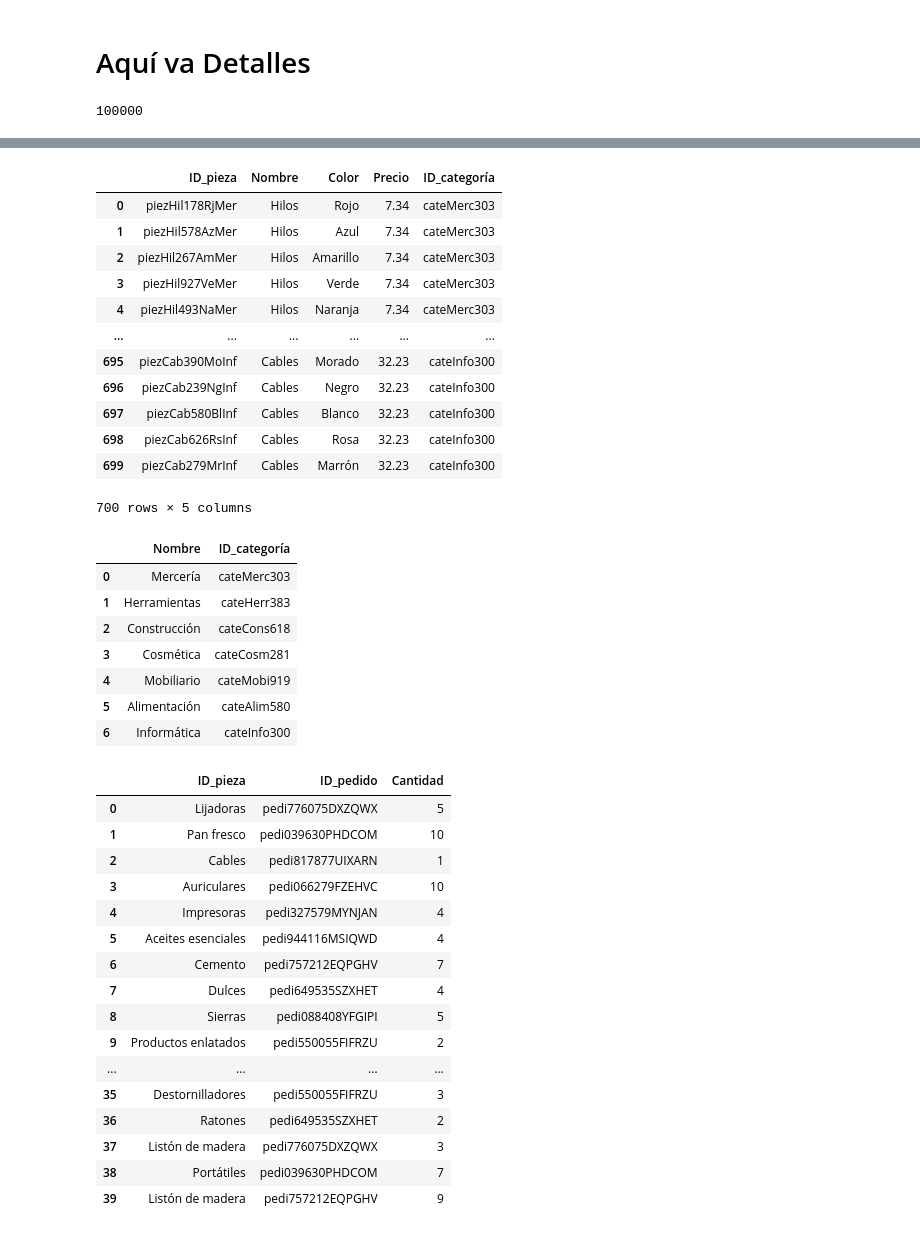
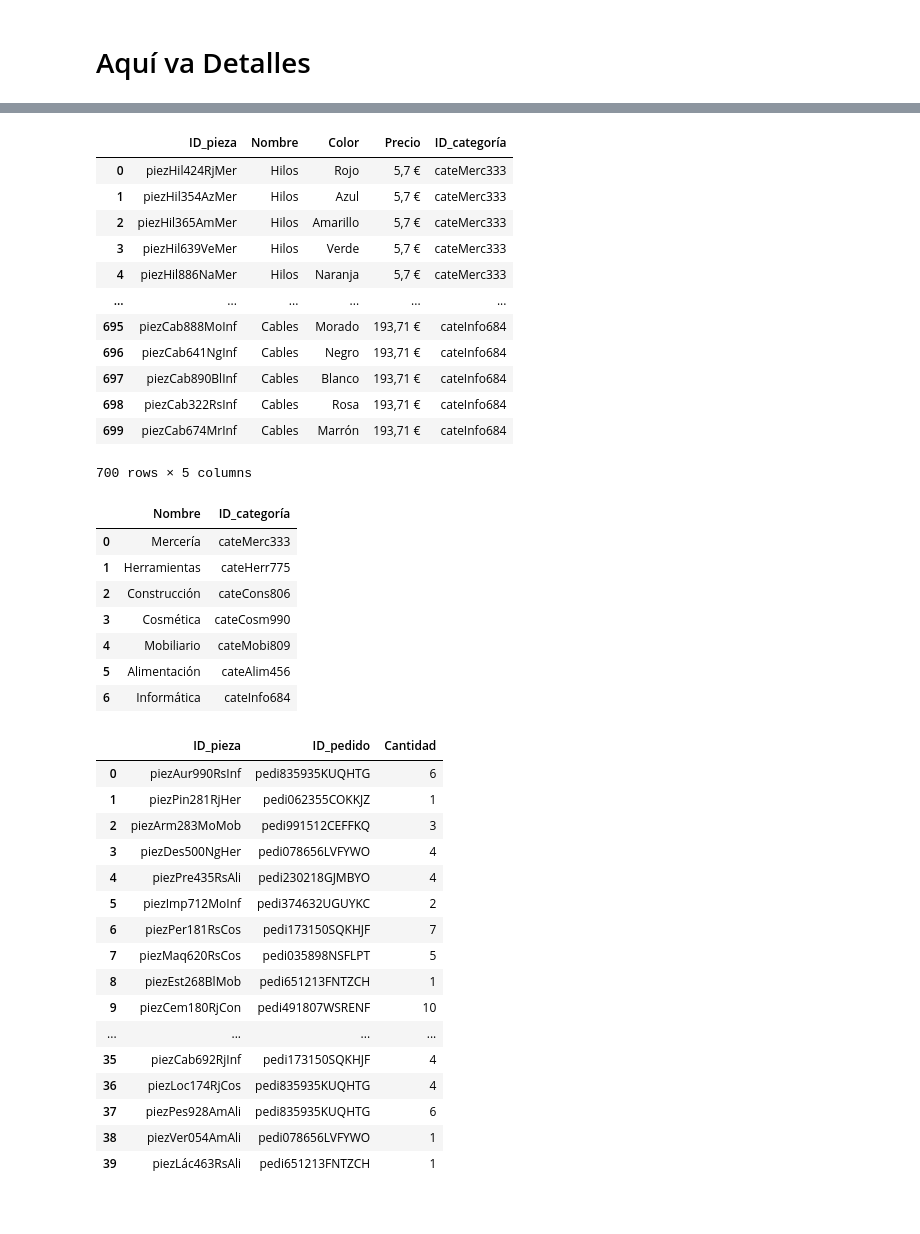
Before and after one commit to OKy9413/ONLINE_DS_THEBRIDGE_EXERSISES, a Jupyter notebook: 03_Analisis_de_Datos/Sprint_07/Team_Challenge/how_to_create_dataframe_v2.ipynb, the cells around one changed output, grey strips where cells are left out. Drawn from its saved outputs; the diff is of its cells as text; code cells hidden in the pictures.

```diff
--- a/03_Analisis_de_Datos/Sprint_07/Team_Challenge/how_to_create_dataframe_v2.ipynb
+++ b/03_Analisis_de_Datos/Sprint_07/Team_Challenge/how_to_create_dataframe_v2.ipynb
@@ -754,14 +777,9 @@ df_deta.to_csv('detalles10.csv', index=False)
-# %%
-df_prov
-df_deta['ID_pedido'].nunique()
-# %% [output]
-100000
 # %%
-tabla_proveedores = pd.read_csv('proveedores10.csv')
-tabla_pedidos = pd.read_csv('pedidos10.csv')
-tabla_piezas = pd.read_csv('pienzas10.csv')
-tabla_categoria = pd.read_csv('categoria10.csv')
-tabla_detalles = pd.read_csv('detalles10.csv')
+tabla_proveedores = pd.read_csv('proveedores_10.csv')
+tabla_pedidos = pd.read_csv('pedidos_10.csv')
+tabla_piezas = pd.read_csv('piezas_10.csv')
+tabla_categoria = pd.read_csv('categorias_10.csv')
+tabla_detalles = pd.read_csv('detalles_10.csv')
 
 display(tabla_proveedores)
 display(tabla_pedidos)
@@ -788,38 +806,38 @@ display(tabla_detalles)
 |  | ID_pieza | Nombre | Color | Precio | ID_categoría |
-| 0 | piezHil178RjMer | Hilos | Rojo | 7.34 | cateMerc303 |
-| 1 | piezHil578AzMer | Hilos | Azul | 7.34 | cateMerc303 |
-| 2 | piezHil267AmMer | Hilos | Amarillo | 7.34 | cateMerc303 |
-| 3 | piezHil927VeMer | Hilos | Verde | 7.34 | cateMerc303 |
-| 4 | piezHil493NaMer | Hilos | Naranja | 7.34 | cateMerc303 |
+| 0 | piezHil424RjMer | Hilos | Rojo | 5,7 € | cateMerc333 |
+| 1 | piezHil354AzMer | Hilos | Azul | 5,7 € | cateMerc333 |
+| 2 | piezHil365AmMer | Hilos | Amarillo | 5,7 € | cateMerc333 |
+| 3 | piezHil639VeMer | Hilos | Verde | 5,7 € | cateMerc333 |
+| 4 | piezHil886NaMer | Hilos | Naranja | 5,7 € | cateMerc333 |
 | ... | ... | ... | ... | ... | ... |
-| 695 | piezCab390MoInf | Cables | Morado | 32.23 | cateInfo300 |
-| 696 | piezCab239NgInf | Cables | Negro | 32.23 | cateInfo300 |
-| 697 | piezCab580BlInf | Cables | Blanco | 32.23 | cateInfo300 |
-| 698 | piezCab626RsInf | Cables | Rosa | 32.23 | cateInfo300 |
-| 699 | piezCab279MrInf | Cables | Marrón | 32.23 | cateInfo300 |
+| 695 | piezCab888MoInf | Cables | Morado | 193,71 € | cateInfo684 |
+| 696 | piezCab641NgInf | Cables | Negro | 193,71 € | cateInfo684 |
+| 697 | piezCab890BlInf | Cables | Blanco | 193,71 € | cateInfo684 |
+| 698 | piezCab322RsInf | Cables | Rosa | 193,71 € | cateInfo684 |
+| 699 | piezCab674MrInf | Cables | Marrón | 193,71 € | cateInfo684 |
 700 rows × 5 columns
 |  | Nombre | ID_categoría |
-| 0 | Mercería | cateMerc303 |
-| 1 | Herramientas | cateHerr383 |
-| 2 | Construcción | cateCons618 |
-| 3 | Cosmética | cateCosm281 |
-| 4 | Mobiliario | cateMobi919 |
-| 5 | Alimentación | cateAlim580 |
-| 6 | Informática | cateInfo300 |
+| 0 | Mercería | cateMerc333 |
+| 1 | Herramientas | cateHerr775 |
+| 2 | Construcción | cateCons806 |
+| 3 | Cosmética | cateCosm990 |
+| 4 | Mobiliario | cateMobi809 |
+| 5 | Alimentación | cateAlim456 |
+| 6 | Informática | cateInfo684 |
 |  | ID_pieza | ID_pedido | Cantidad |
-| 0 | Lijadoras | pedi776075DXZQWX | 5 |
-| 1 | Pan fresco | pedi039630PHDCOM | 10 |
-| 2 | Cables | pedi817877UIXARN | 1 |
-| 3 | Auriculares | pedi066279FZEHVC | 10 |
-| 4 | Impresoras | pedi327579MYNJAN | 4 |
-| 5 | Aceites esenciales | pedi944116MSIQWD | 4 |
-| 6 | Cemento | pedi757212EQPGHV | 7 |
-| 7 | Dulces | pedi649535SZXHET | 4 |
-| 8 | Sierras | pedi088408YFGIPI | 5 |
-| 9 | Productos enlatados | pedi550055FIFRZU | 2 |
+| 0 | piezAur990RsInf | pedi835935KUQHTG | 6 |
+| 1 | piezPin281RjHer | pedi062355COKKJZ | 1 |
+| 2 | piezArm283MoMob | pedi991512CEFFKQ | 3 |
+| 3 | piezDes500NgHer | pedi078656LVFYWO | 4 |
+| 4 | piezPre435RsAli | pedi230218GJMBYO | 4 |
+| 5 | piezImp712MoInf | pedi374632UGUYKC | 2 |
+| 6 | piezPer181RsCos | pedi173150SQKHJF | 7 |
+| 7 | piezMaq620RsCos | pedi035898NSFLPT | 5 |
+| 8 | piezEst268BlMob | pedi651213FNTZCH | 1 |
+| 9 | piezCem180RjCon | pedi491807WSRENF | 10 |
 | ... | ... | ... | ... |
-| 35 | Destornilladores | pedi550055FIFRZU | 3 |
-| 36 | Ratones | pedi649535SZXHET | 2 |
-| 37 | Listón de madera | pedi776075DXZQWX | 3 |
-| 38 | Portátiles | pedi039630PHDCOM | 7 |
-| 39 | Listón de madera | pedi757212EQPGHV | 9 |
+| 35 | piezCab692RjInf | pedi173150SQKHJF | 4 |
+| 36 | piezLoc174RjCos | pedi835935KUQHTG | 4 |
+| 37 | piezPes928AmAli | pedi835935KUQHTG | 6 |
+| 38 | piezVer054AmAli | pedi078656LVFYWO | 1 |
+| 39 | piezLác463RsAli | pedi651213FNTZCH | 1 |
```
Also changed, not shown: parts of 12 cells of this notebook, 21 other files.
